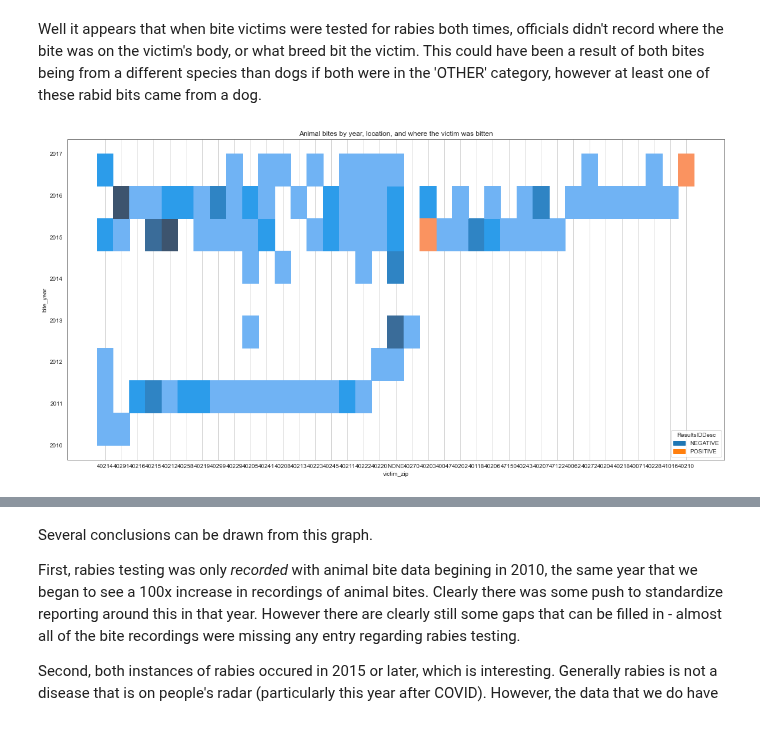
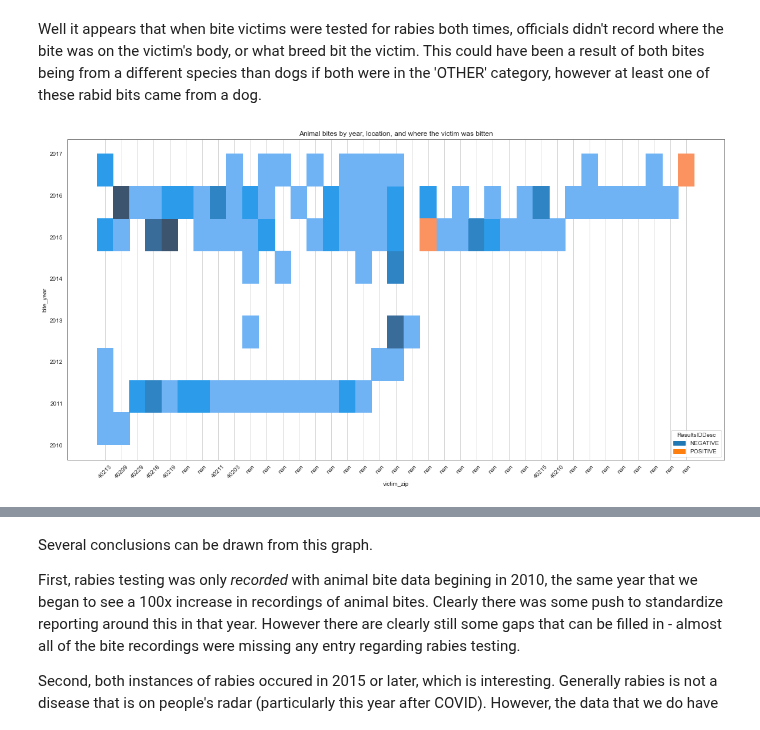
Before and after one commit to NickD-Dean/Springboard, a Jupyter notebook: Case Studies/Data Viz Presentation/Data Viz Assignment.ipynb, the cells around one changed output, grey strips where cells are left out. Saved outputs shown, nothing was run; the diff lists cells and outputs as text; code cells hidden in the pictures.

```diff
--- a/Case Studies/Data Viz Presentation/Data Viz Assignment.ipynb
+++ b/Case Studies/Data Viz Presentation/Data Viz Assignment.ipynb
@@ -377,9 +381,9 @@ Well it appears that when bite victims were tested for rabies both times, offici
 # %%
 plt.figure(figsize=(20,10))
 g = sns.histplot(data=rabies, x='victim_zip', y='bite_year', hue='ResultsIDDesc', multiple='stack')
 plt.title('Animal bites by year, location, and where the victim was bitten')
 move_legend(g, new_loc='lower right')
 g.xaxis.grid(True)
-#g.set_xticklabels(labels=bites.victim_zip, rotation=45);
+g.set_xticklabels(labels=bites.victim_zip, rotation=45);
 # %% [output]
-[figure, old version]
+[figure, new version]
```
Also changed, not shown: parts of 4 cells of this notebook, 2 other files.
